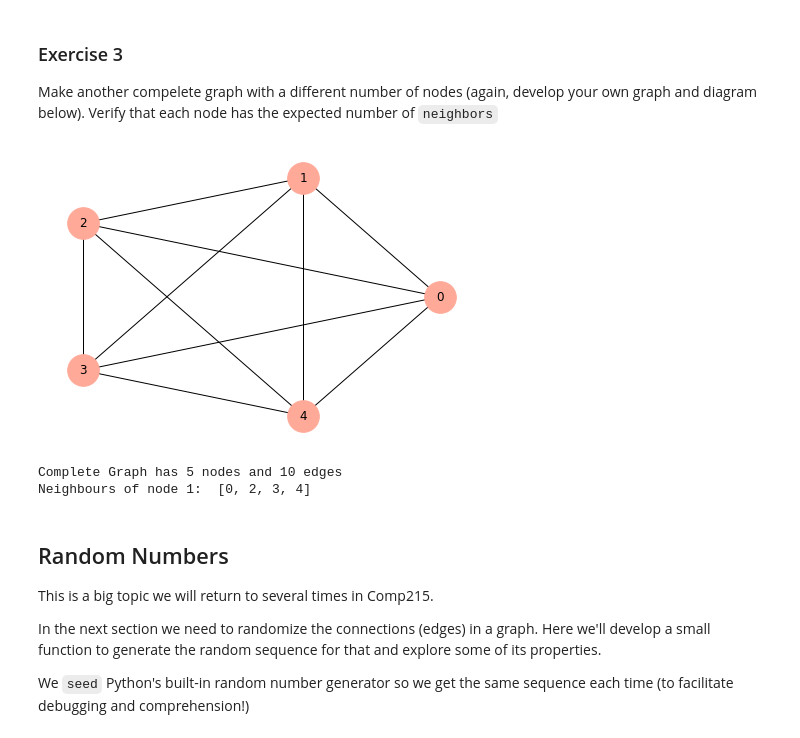
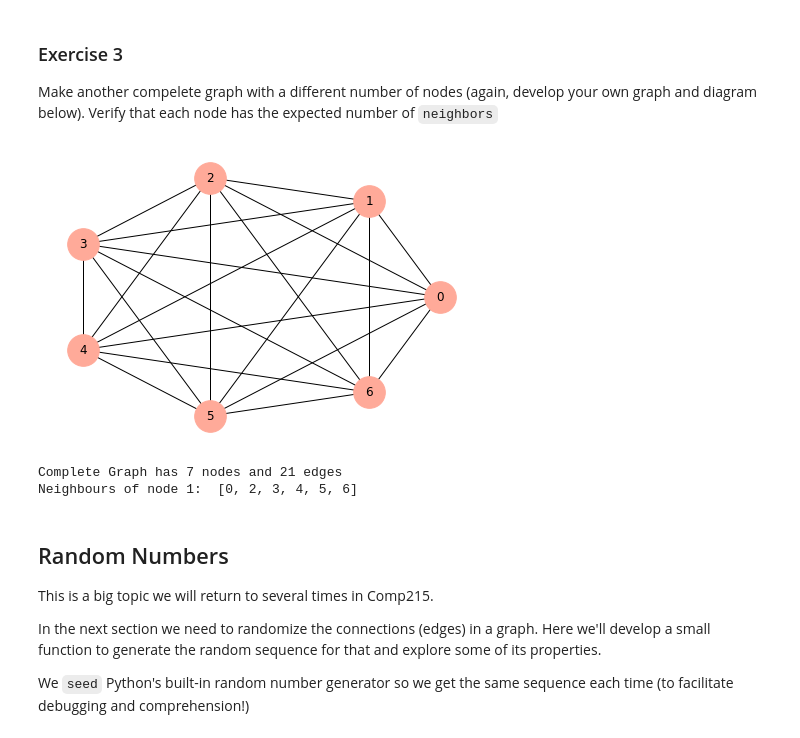
Before and after one commit to StoneMason495/cap-comp215, a Jupyter notebook: labs/lab04ZM.ipynb, the cells around one changed output. Cells and saved outputs as stored; diff of their text form; code cells hidden in the pictures.

```diff
--- a/labs/lab04ZM.ipynb
+++ b/labs/lab04ZM.ipynb
@@ -263,36 +263,36 @@ Verify that each node has the expected number of `neighbors`
 # %%
 # Solution for Ex. 3 here...
 def all_pairs(objects):
     """ Return a generator with the complete set of distinct object pairs, as 2-tuples, from the given iterable of objects """
     return ((a, b) for i in range(1, len(objects)) for a,b in zip(objects, objects[i:]))
 
 def make_complete_graph(n):
     """ Return a "complete" Graph with n nodes labeled 0 .. n-1 """
     graph = nx.Graph()
     labels = range(n)
     graph.add_nodes_from(labels)
     graph.add_edges_from(all_pairs(labels))
     return graph
 
 node = 1
-size = 5
+size = 7
 penta = make_complete_graph(size)
 assert all( len(list(penta.neighbors(node))) == size-1 for node in range(size))
 
 nx.draw_circular(penta,
                  node_color='#ffaa99',
                  node_size=1000,
                  with_labels=True)
 plt.show()
 
 
 print(f'Complete Graph has {penta.number_of_nodes()} nodes and {penta.number_of_edges()} edges')
 
 print(f'Neighbours of node {node}:  {list(penta.neighbors(node))}')
 # %% [output]
-[figure, old version]
+[figure, new version]
-Complete Graph has 5 nodes and 10 edges
-Neighbours of node 1:  [0, 2, 3, 4]
+Complete Graph has 7 nodes and 21 edges
+Neighbours of node 1:  [0, 2, 3, 4, 5, 6]
 # %% [markdown]
 ## Random Numbers
 This is a big topic we will return to several times in Comp215.
```
Also changed, not shown: parts of 9 cells of this notebook.
